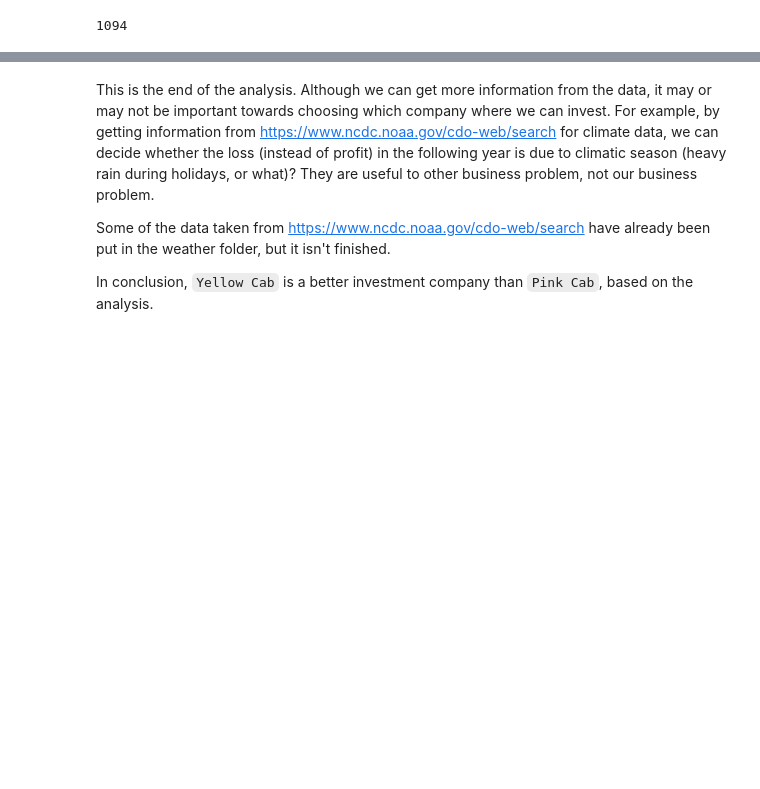
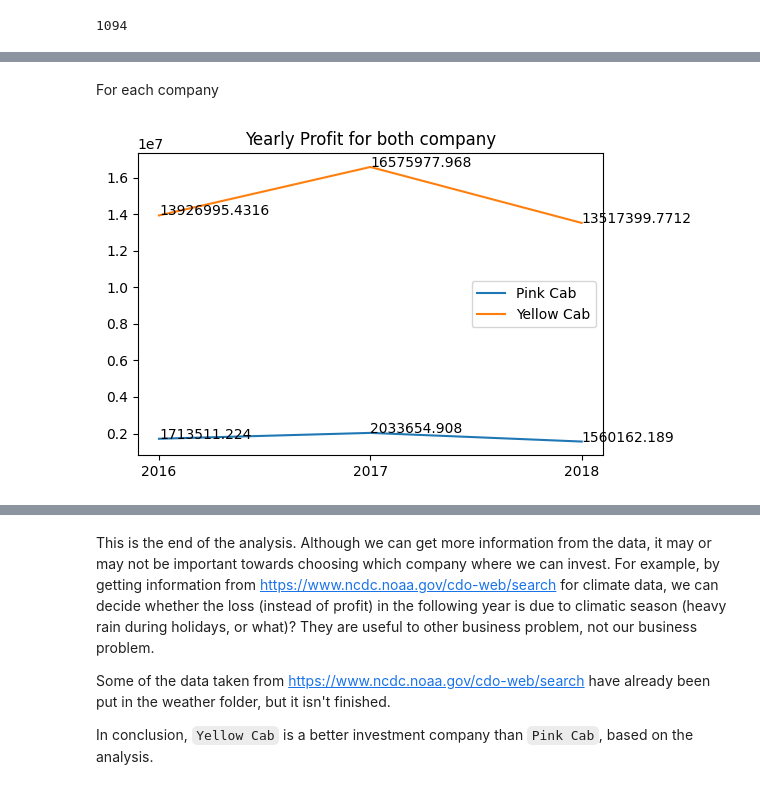
Before and after one commit to Wabinab/DataSets, a Jupyter notebook: discovery2.ipynb, the cells around one changed output, grey strips where cells are left out. Saved outputs shown, nothing was run; the diff lists cells and outputs as text; code cells hidden in the pictures; blank space fills up the shorter version.

```diff
--- a/discovery2.ipynb
+++ b/discovery2.ipynb
@@ -468,0 +548,22 @@ Now we want to classify which year it belongs to, but it seems like there are mi
+# %% [markdown]
+For each company
+# %%
+arr1 = np.zeros((3, ))  # Pink Cab
+arr2 = np.zeros((3, ))  # Yellow Cab
+
+for k, (title, data) in enumerate(gby[["income", "Company"]]):
+    temp = data.groupby("Company").income.sum()
+    arr1[k] = temp["Pink Cab"]
+    arr2[k] = temp["Yellow Cab"]
+
+x = range(2016, 2019)
+plt.plot(x, arr1, label="Pink Cab")
+plt.plot(x, arr2, label="Yellow Cab")
+for i, j in zip(x, arr1): plt.annotate(str(j), xy=(i, j))
+for i, j in zip(x, arr2): plt.annotate(str(j), xy=(i, j))
+plt.title("Yearly Profit for both company")
+plt.legend()
+plt.xticks([2016, 2017, 2018])
+plt.show()
+# %% [output]
+[figure, added]
```
Also changed, not shown: parts of 16 cells of this notebook, 1 other file.
